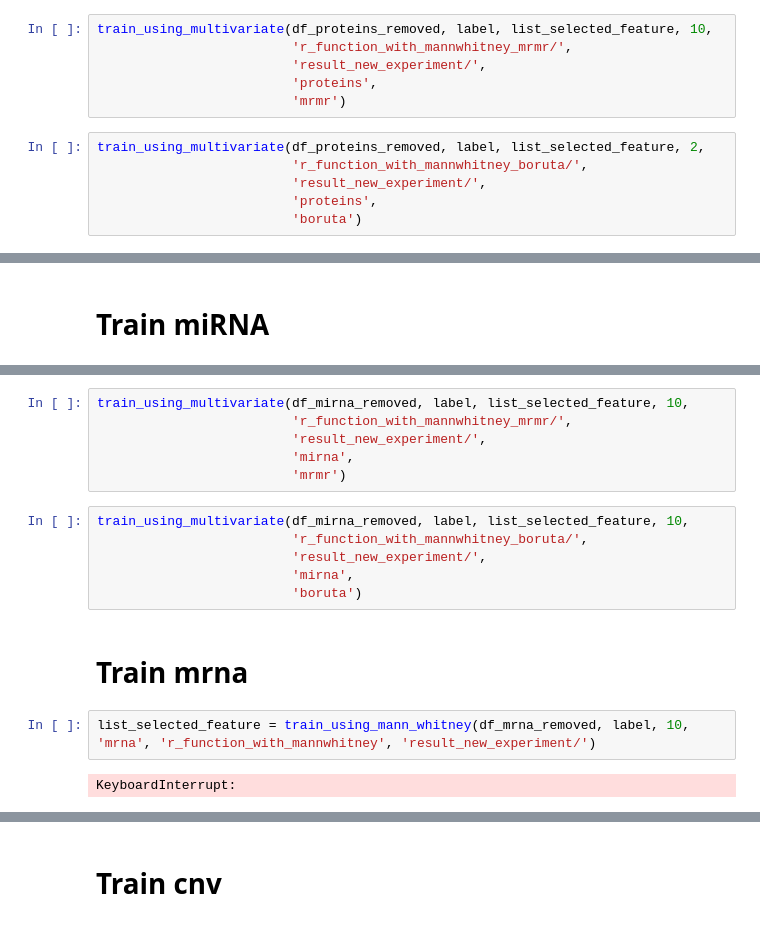
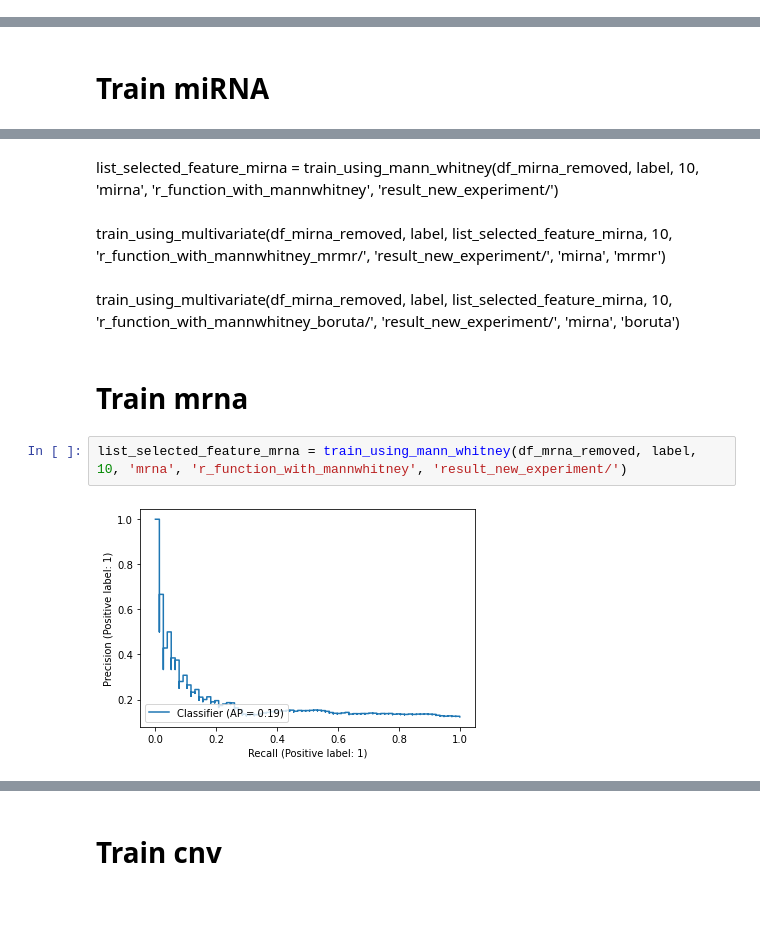
Before and after one commit to aleberans/Analisi-dati-multi-omici-per-la-predizione-della-prognosi-di-pazienti-oncologici, a Jupyter notebook: Experiments_using_RFunction_mannwhtiney_and_multivariate_feature_selection.ipynb, the cells around one changed output, grey strips where cells are left out. Saved outputs shown, nothing was run; the diff lists cells and outputs as text.

```diff
--- a/Experiments_using_RFunction_mannwhtiney_and_multivariate_feature_selection.ipynb
+++ b/Experiments_using_RFunction_mannwhtiney_and_multivariate_feature_selection.ipynb
@@ -477,12 +494,0 @@ TypeError: the JSON object must be str, bytes or bytearray, not TextIOWrapper
-# %%
-train_using_multivariate(df_proteins_removed, label, list_selected_feature, 10,
-                         'r_function_with_mannwhitney_mrmr/',
-                         'result_new_experiment/',
-                         'proteins',
-                         'mrmr')
-# %%
-train_using_multivariate(df_proteins_removed, label, list_selected_feature, 2,
-                         'r_function_with_mannwhitney_boruta/',
-                         'result_new_experiment/',
-                         'proteins',
-                         'boruta')
@@ -493,19 +511,21 @@ list_selected_feature = train_using_mann_whitney(df_mirna_removed, label, 10, 'm
-# %%
-train_using_multivariate(df_mirna_removed, label, list_selected_feature, 10,
-                         'r_function_with_mannwhitney_mrmr/',
-                         'result_new_experiment/',
-                         'mirna',
-                         'mrmr')
-# %%
-train_using_multivariate(df_mirna_removed, label, list_selected_feature, 10,
-                         'r_function_with_mannwhitney_boruta/',
-                         'result_new_experiment/',
-                         'mirna',
-                         'boruta')
+# %% [markdown]
+list_selected_feature_mirna = train_using_mann_whitney(df_mirna_removed, label, 10, 'mirna', 'r_function_with_mannwhitney', 'result_new_experiment/')
+# %% [markdown]
+train_using_multivariate(df_mirna_removed, label, list_selected_feature_mirna, 10,
+                         'r_function_with_mannwhitney_mrmr/',
+                         'result_new_experiment/',
+                         'mirna',
+                         'mrmr')
+# %% [markdown]
+train_using_multivariate(df_mirna_removed, label, list_selected_feature_mirna, 10,
+                         'r_function_with_mannwhitney_boruta/',
+                         'result_new_experiment/',
+                         'mirna',
+                         'boruta')
 # %% [markdown]
 # Train mrna
 # %%
-list_selected_feature = train_using_mann_whitney(df_mrna_removed, label, 10, 'mrna', 'r_function_with_mannwhitney', 'result_new_experiment/')
+list_selected_feature_mrna = train_using_mann_whitney(df_mrna_removed, label, 10, 'mrna', 'r_function_with_mannwhitney', 'result_new_experiment/')
 # %% [output]
-KeyboardInterrupt:
+[figure, added]
 # %%
```
Also changed, not shown: parts of 21 cells of this notebook, 16 other files.
